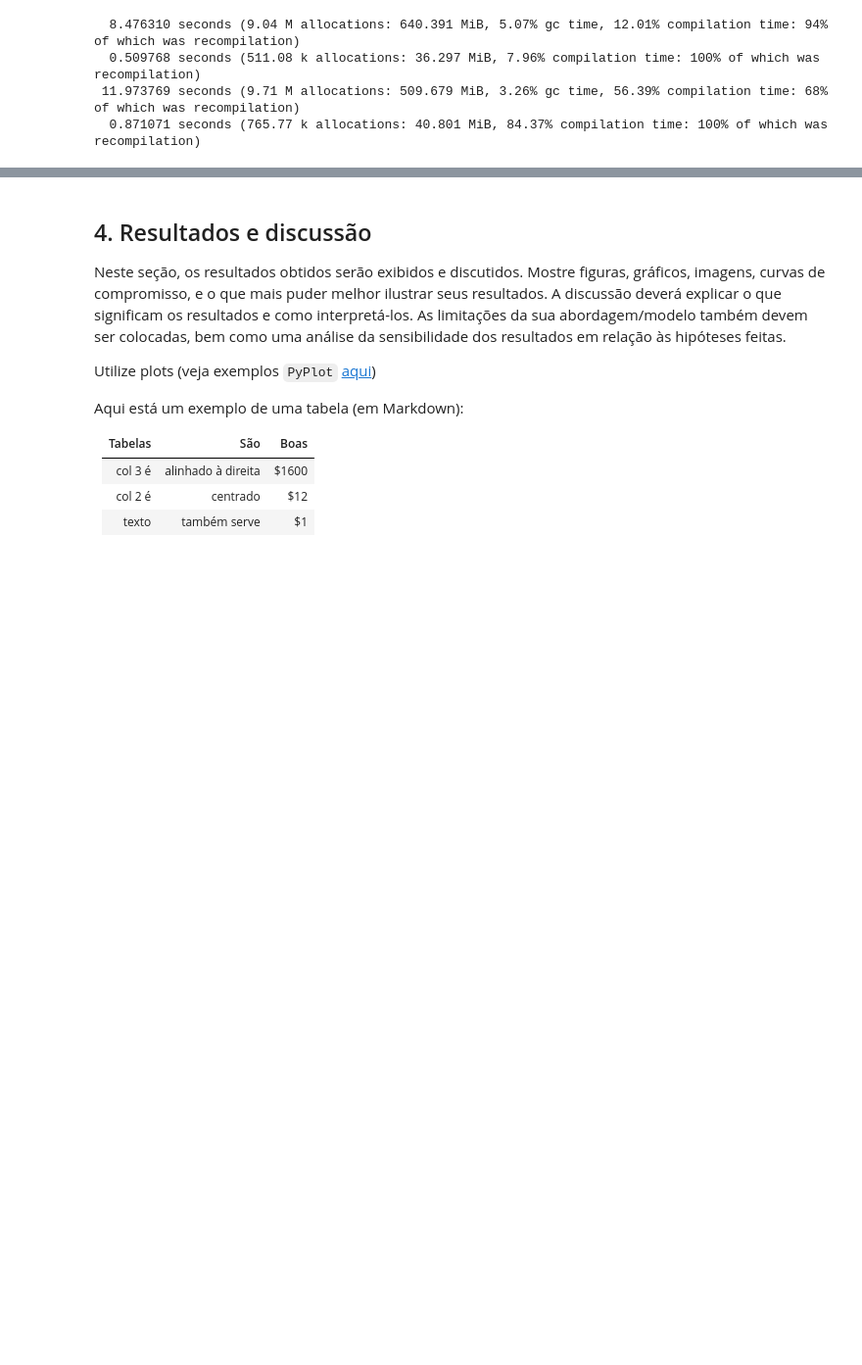
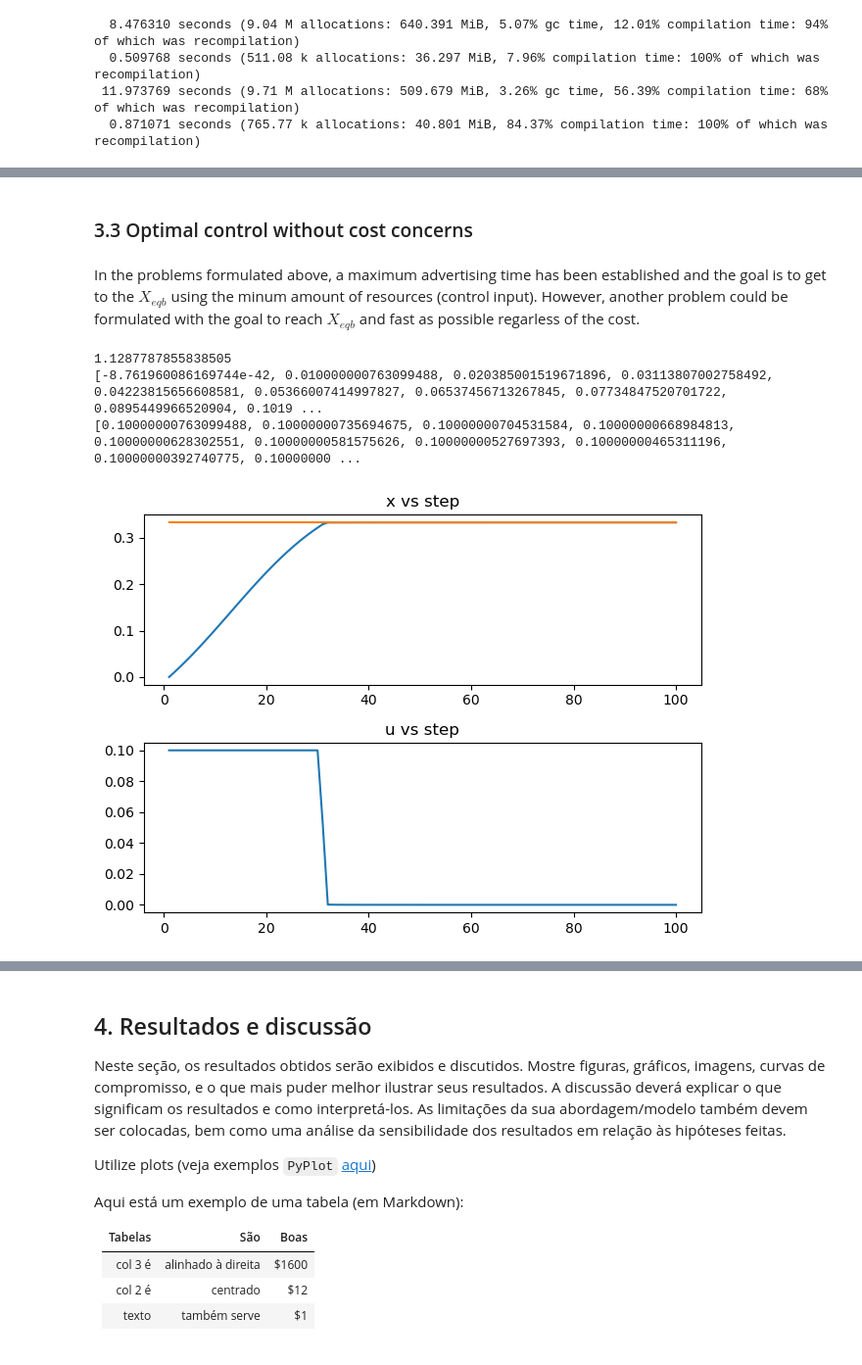
Before and after one commit to Gabrieljsss/information-spread-optimization-model, a Jupyter notebook: modelo_relatorio_projeto_2022.ipynb, the cells around one changed output, grey strips where cells are left out. Shown at 98% size. Drawn from its saved outputs; the diff is of its cells as text; code cells hidden in the pictures; blank space fills up the shorter version.

```diff
--- a/modelo_relatorio_projeto_2022.ipynb
+++ b/modelo_relatorio_projeto_2022.ipynb
@@ -275,0 +280,60 @@ EXIT: Optimal Solution Found.
+# %% [markdown]
+<h3> 3.3 Optimal control without cost concerns </h3>
+# %% [markdown]
+In the problems formulated above, a maximum advertising time has been established and the goal is to get to the $X_{eqb}$ using the minum amount of resources (control input). However, another problem could be formulated with the goal to reach $X_{eqb}$ and fast as possible regarless of the cost.
+# %%
+m = Model(Ipopt.Optimizer);
+set_silent(m);
+numberOfIterations = 100;
+@variable(m, xFastestEquilibrium[1:numberOfIterations] >= 0);
+@variable(m, uFastestEquilibrium[1:numberOfIterations] >= 0);
+
+for t in 1:numberOfIterations-1
+    @constraint(m, xFastestEquilibrium[t+1] == xFastestEquilibrium[t] + β1*uFastestEquilibrium[t]*(1 - xFastestEquilibrium[t]) + β2*(1 - xFastestEquilibrium[t])*xFastestEquilibrium[t] - δ*xFastestEquilibrium[t]);
+end
+
+@constraint(m, uFastestEquilibrium[numberOfIterations] == 0);
+@constraint(m, xFastestEquilibrium[numberOfIterations] == xEquilibrium);
+@constraint(m, sum(xFastestEquilibrium) >= 0);
+@constraint(m, sum(uFastestEquilibrium) >= 0);
+
+@constraint(m, xFastestEquilibrium[1] == 0) #prevent explosion
+@constraint(m, uFastestEquilibrium .<= 0.1) #prevent explosion
+timeConstFunction = @expression(m, sum(uFastestEquilibrium .^2 .+ (xFastestEquilibrium .- xEquilibrium).*(xFastestEquilibrium .- xEquilibrium) .+ λ));
+@constraint(m, timeConstFunction <= 200) #cost limit
+
+@objective(m, Min, sum(
+    sum((xFastestEquilibrium .- xEquilibrium).^ 2)
+));
+optimize!(m);
+
+println(JuMP.objective_value.(m))
+println(JuMP.value.(xFastestEquilibrium));
+println(JuMP.value.(uFastestEquilibrium));
+
+####### exporting variables for further analysis ########
+costOptimalControlResult = JuMP.objective_value.(m);
+xFastestEquilibriumResult = JuMP.value.(xFastestEquilibrium);
+uFastestEquilibriumResult = JuMP.value.(uFastestEquilibrium);
+
+##### plotting #######
+clf(); #required for vscode on mac
+fig = plt.figure();
+
+ax1 = fig.add_subplot(2, 1, 1);
+ax1.title.set_text("x vs step");
+plt.plot(range(1, numberOfIterations), transpose(JuMP.value.(xFastestEquilibrium)));
+plt.plot(range(1, numberOfIterations), xEquilibrium .* ones(numberOfIterations));
+
+ax2 = fig.add_subplot(2, 1, 2);
+ax2.title.set_text("u vs step");
+plt.plot(range(1, numberOfIterations), transpose(JuMP.value.(uFastestEquilibrium)));
+
+fig.tight_layout();
+show()
+gcf()
+# %% [output]
+1.1287787855838505
+[-8.761960086169744e-42, 0.010000000763099488, 0.020385001519671896, 0.03113807002758492, 0.04223815656608581, 0.05366007414997827, 0.06537456713267845, 0.07734847520701722, 0.0895449966520904, 0.1019 ...
+[0.10000000763099488, 0.10000000735694675, 0.10000000704531584, 0.10000000668984813, 0.10000000628302551, 0.10000000581575626, 0.10000000527697393, 0.10000000465311196, 0.10000000392740775, 0.10000000 ...
+[figure, added]
```
Also changed, not shown: parts of 8 cells of this notebook.
